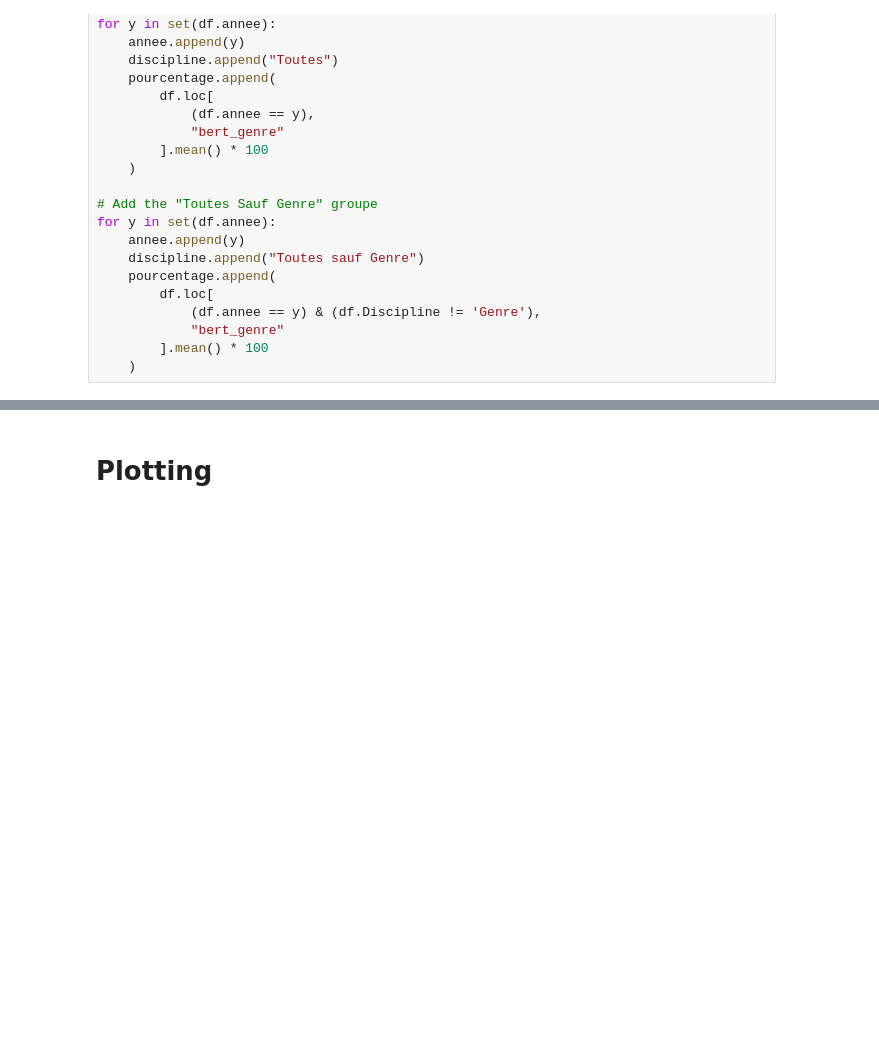
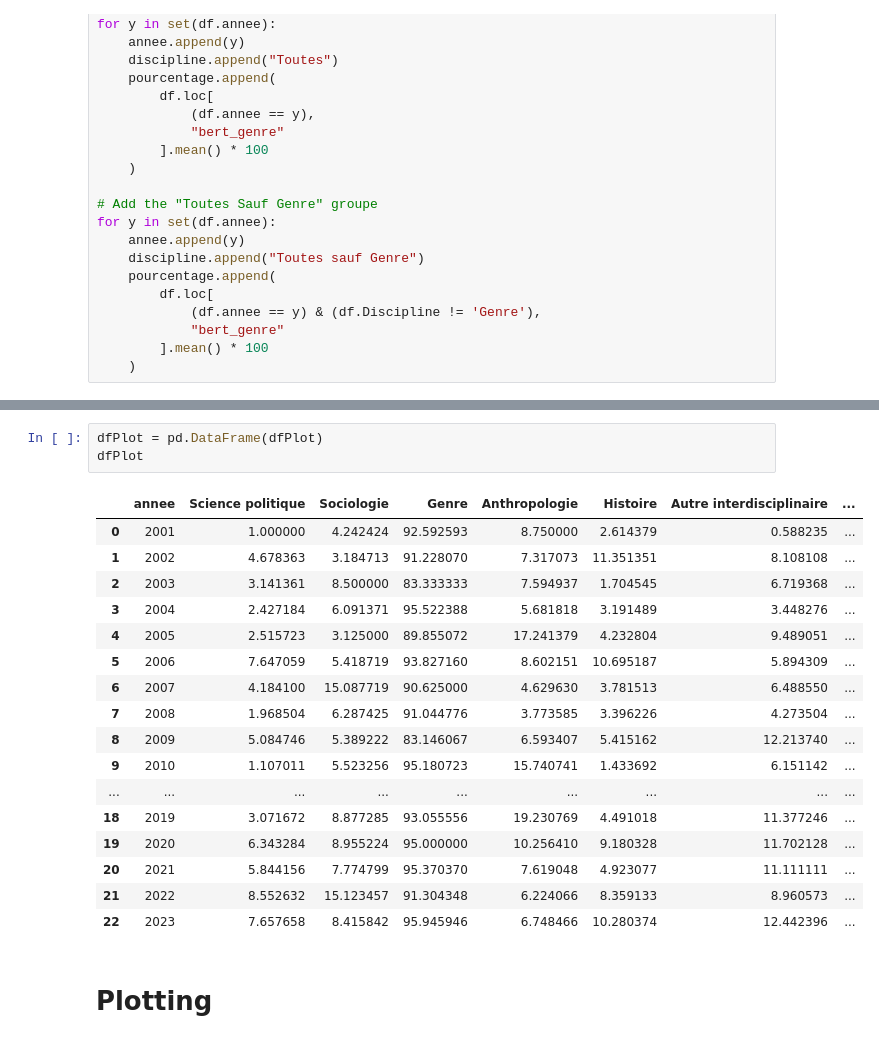
Before and after one commit to AXLMRIN/crest-first, a Jupyter notebook: scripts/notebooks/plottingWithNoFunction_Figure1.ipynb, the cells around one changed output, grey strips where cells are left out. Saved outputs shown, nothing was run; the diff lists cells and outputs as text; blank space fills up the shorter version.

```diff
--- a/scripts/notebooks/plottingWithNoFunction_Figure1.ipynb
+++ b/scripts/notebooks/plottingWithNoFunction_Figure1.ipynb
@@ -366,3 +433,24 @@ ValueError: All arrays must be of the same length
+# %%
+dfPlot = pd.DataFrame(dfPlot)
+dfPlot
+# %% [output]
+|  | annee | Science politique | Sociologie | Genre | Anthropologie | Histoire | Autre interdisciplinaire | ... |
+| 0 | 2001 | 1.000000 | 4.242424 | 92.592593 | 8.750000 | 2.614379 | 0.588235 | ... |
+| 1 | 2002 | 4.678363 | 3.184713 | 91.228070 | 7.317073 | 11.351351 | 8.108108 | ... |
+| 2 | 2003 | 3.141361 | 8.500000 | 83.333333 | 7.594937 | 1.704545 | 6.719368 | ... |
+| 3 | 2004 | 2.427184 | 6.091371 | 95.522388 | 5.681818 | 3.191489 | 3.448276 | ... |
+| 4 | 2005 | 2.515723 | 3.125000 | 89.855072 | 17.241379 | 4.232804 | 9.489051 | ... |
+| 5 | 2006 | 7.647059 | 5.418719 | 93.827160 | 8.602151 | 10.695187 | 5.894309 | ... |
+| 6 | 2007 | 4.184100 | 15.087719 | 90.625000 | 4.629630 | 3.781513 | 6.488550 | ... |
+| 7 | 2008 | 1.968504 | 6.287425 | 91.044776 | 3.773585 | 3.396226 | 4.273504 | ... |
+| 8 | 2009 | 5.084746 | 5.389222 | 83.146067 | 6.593407 | 5.415162 | 12.213740 | ... |
+| 9 | 2010 | 1.107011 | 5.523256 | 95.180723 | 15.740741 | 1.433692 | 6.151142 | ... |
+| ... | ... | ... | ... | ... | ... | ... | ... | ... |
+| 18 | 2019 | 3.071672 | 8.877285 | 93.055556 | 19.230769 | 4.491018 | 11.377246 | ... |
+| 19 | 2020 | 6.343284 | 8.955224 | 95.000000 | 10.256410 | 9.180328 | 11.702128 | ... |
+| 20 | 2021 | 5.844156 | 7.774799 | 95.370370 | 7.619048 | 4.923077 | 11.111111 | ... |
+| 21 | 2022 | 8.552632 | 15.123457 | 91.304348 | 6.224066 | 8.359133 | 8.960573 | ... |
+| 22 | 2023 | 7.657658 | 8.415842 | 95.945946 | 6.748466 | 10.280374 | 12.442396 | ... |
 # %% [markdown]
 # Plotting
 # %% [markdown]
```
Also changed, not shown: parts of 11 cells of this notebook.
